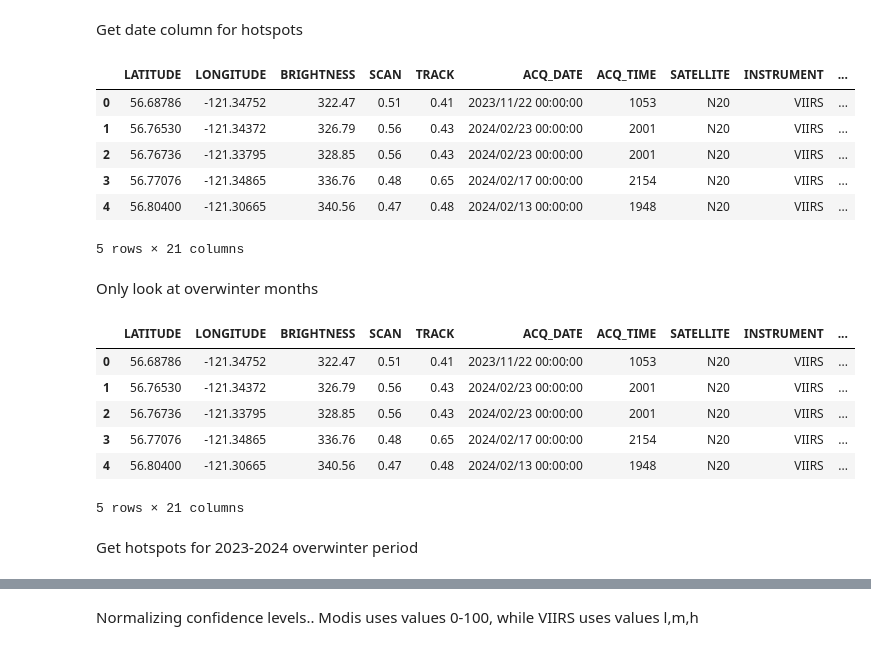
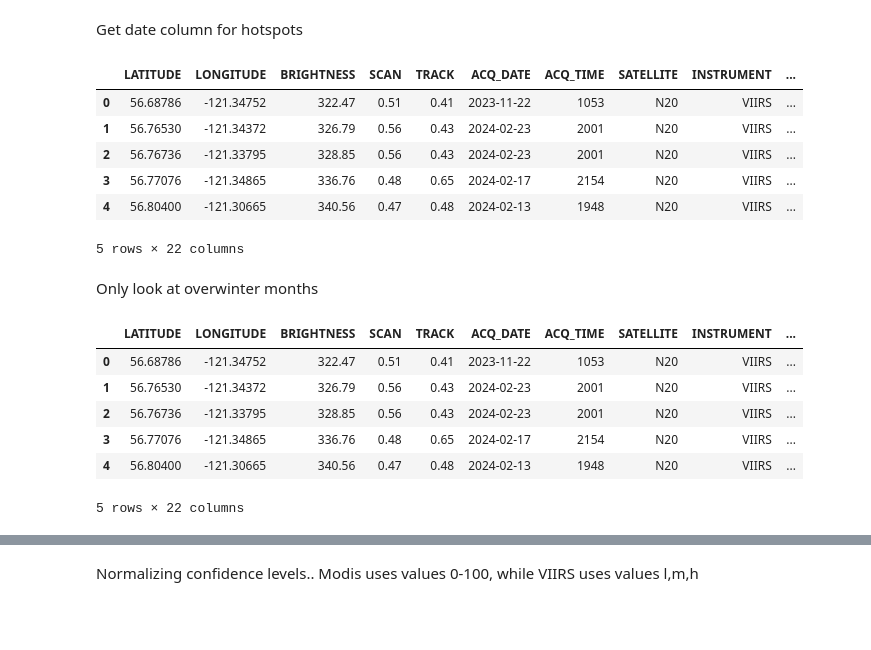
Before and after one commit to jackagoldman/overwintering, a Jupyter notebook: notebooks/overwinter_analysis.ipynb, the cells around one changed output, grey strips where cells are left out. Saved outputs shown, nothing was run; the diff lists cells and outputs as text; code cells hidden in the pictures; blank space fills up the shorter version.

```diff
--- a/notebooks/overwinter_analysis.ipynb
+++ b/notebooks/overwinter_analysis.ipynb
@@ -179,3 +53,19 @@ hotspots.head()
 | 2 | 56.76736 | -121.33795 | 328.85 | 0.56 | 0.43 | 2024/02/23 00:00:00 | 2001 | N20 | VIIRS | ... |
 | 3 | 56.77076 | -121.34865 | 336.76 | 0.48 | 0.65 | 2024/02/17 00:00:00 | 2154 | N20 | VIIRS | ... |
 | 4 | 56.80400 | -121.30665 | 340.56 | 0.47 | 0.48 | 2024/02/13 00:00:00 | 1948 | N20 | VIIRS | ... |
+# %%
+# Quick plot of hotspots coloured by acquisition date (safe for Matplotlib)
+import matplotlib.pyplot as plt
+import matplotlib.dates as mdates
+import matplotlib.ticker as mticker
+# ensure datetime dtype and create numeric date for colormapping
+hotspots['ACQ_DATE'] = pd.to_datetime(hotspots['ACQ_DATE'])
+hotspots['date_num'] = hotspots['ACQ_DATE'].map(mdates.date2num)
+fig, ax = plt.subplots(figsize=(10, 10))
+col = hotspots.plot(column='date_num', ax=ax, legend=True, cmap='viridis', markersize=5)
+# format colorbar ticks back to readable dates
+cax = fig.axes[-1]
+def _num2date(x, pos):
+    return mdates.num2date(x).strftime('%Y-%m-%d')
+cax.yaxis.set_major_formatter(mticker.FuncFormatter(_num2date))
+fig
@@ -189,25 +82,23 @@ hotspots ['day'] = hotspots ['date'].dt.day
 hotspots.head()
 # %% [output]
 |  | LATITUDE | LONGITUDE | BRIGHTNESS | SCAN | TRACK | ACQ_DATE | ACQ_TIME | SATELLITE | INSTRUMENT | ... |
-| 0 | 56.68786 | -121.34752 | 322.47 | 0.51 | 0.41 | 2023/11/22 00:00:00 | 1053 | N20 | VIIRS | ... |
-| 1 | 56.76530 | -121.34372 | 326.79 | 0.56 | 0.43 | 2024/02/23 00:00:00 | 2001 | N20 | VIIRS | ... |
-| 2 | 56.76736 | -121.33795 | 328.85 | 0.56 | 0.43 | 2024/02/23 00:00:00 | 2001 | N20 | VIIRS | ... |
-| 3 | 56.77076 | -121.34865 | 336.76 | 0.48 | 0.65 | 2024/02/17 00:00:00 | 2154 | N20 | VIIRS | ... |
-| 4 | 56.80400 | -121.30665 | 340.56 | 0.47 | 0.48 | 2024/02/13 00:00:00 | 1948 | N20 | VIIRS | ... |
+| 0 | 56.68786 | -121.34752 | 322.47 | 0.51 | 0.41 | 2023-11-22 | 1053 | N20 | VIIRS | ... |
+| 1 | 56.76530 | -121.34372 | 326.79 | 0.56 | 0.43 | 2024-02-23 | 2001 | N20 | VIIRS | ... |
+| 2 | 56.76736 | -121.33795 | 328.85 | 0.56 | 0.43 | 2024-02-23 | 2001 | N20 | VIIRS | ... |
+| 3 | 56.77076 | -121.34865 | 336.76 | 0.48 | 0.65 | 2024-02-17 | 2154 | N20 | VIIRS | ... |
+| 4 | 56.80400 | -121.30665 | 340.56 | 0.47 | 0.48 | 2024-02-13 | 1948 | N20 | VIIRS | ... |
-5 rows × 21 columns
+5 rows × 22 columns
 # %% [markdown]
 Only look at overwinter months
 # %%
-overwinter_months = [10, 11, 12, 1, 2, 3, 4, 5]
+overwinter_months = [9, 10, 11, 12, 1, 2, 3, 4, 5, 6]
 hs_offseason = hotspots[hotspots['date'].dt.month.isin(overwinter_months)]
 hs_offseason.head()
 # %% [output]
 |  | LATITUDE | LONGITUDE | BRIGHTNESS | SCAN | TRACK | ACQ_DATE | ACQ_TIME | SATELLITE | INSTRUMENT | ... |
-| 0 | 56.68786 | -121.34752 | 322.47 | 0.51 | 0.41 | 2023/11/22 00:00:00 | 1053 | N20 | VIIRS | ... |
-| 1 | 56.76530 | -121.34372 | 326.79 | 0.56 | 0.43 | 2024/02/23 00:00:00 | 2001 | N20 | VIIRS | ... |
-| 2 | 56.76736 | -121.33795 | 328.85 | 0.56 | 0.43 | 2024/02/23 00:00:00 | 2001 | N20 | VIIRS | ... |
-| 3 | 56.77076 | -121.34865 | 336.76 | 0.48 | 0.65 | 2024/02/17 00:00:00 | 2154 | N20 | VIIRS | ... |
-| 4 | 56.80400 | -121.30665 | 340.56 | 0.47 | 0.48 | 2024/02/13 00:00:00 | 1948 | N20 | VIIRS | ... |
+| 0 | 56.68786 | -121.34752 | 322.47 | 0.51 | 0.41 | 2023-11-22 | 1053 | N20 | VIIRS | ... |
+| 1 | 56.76530 | -121.34372 | 326.79 | 0.56 | 0.43 | 2024-02-23 | 2001 | N20 | VIIRS | ... |
+| 2 | 56.76736 | -121.33795 | 328.85 | 0.56 | 0.43 | 2024-02-23 | 2001 | N20 | VIIRS | ... |
+| 3 | 56.77076 | -121.34865 | 336.76 | 0.48 | 0.65 | 2024-02-17 | 2154 | N20 | VIIRS | ... |
+| 4 | 56.80400 | -121.30665 | 340.56 | 0.47 | 0.48 | 2024-02-13 | 1948 | N20 | VIIRS | ... |
-5 rows × 21 columns
+5 rows × 22 columns
-# %% [markdown]
-Get hotspots for 2023-2024 overwinter period
```
Also changed, not shown: parts of 44 cells of this notebook.
